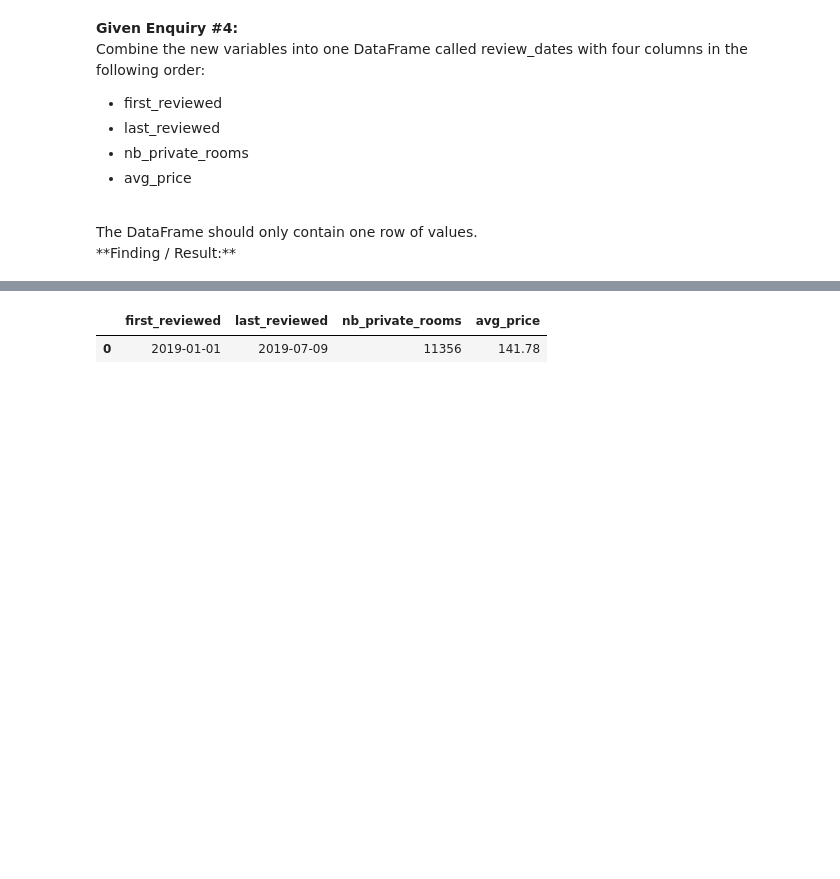
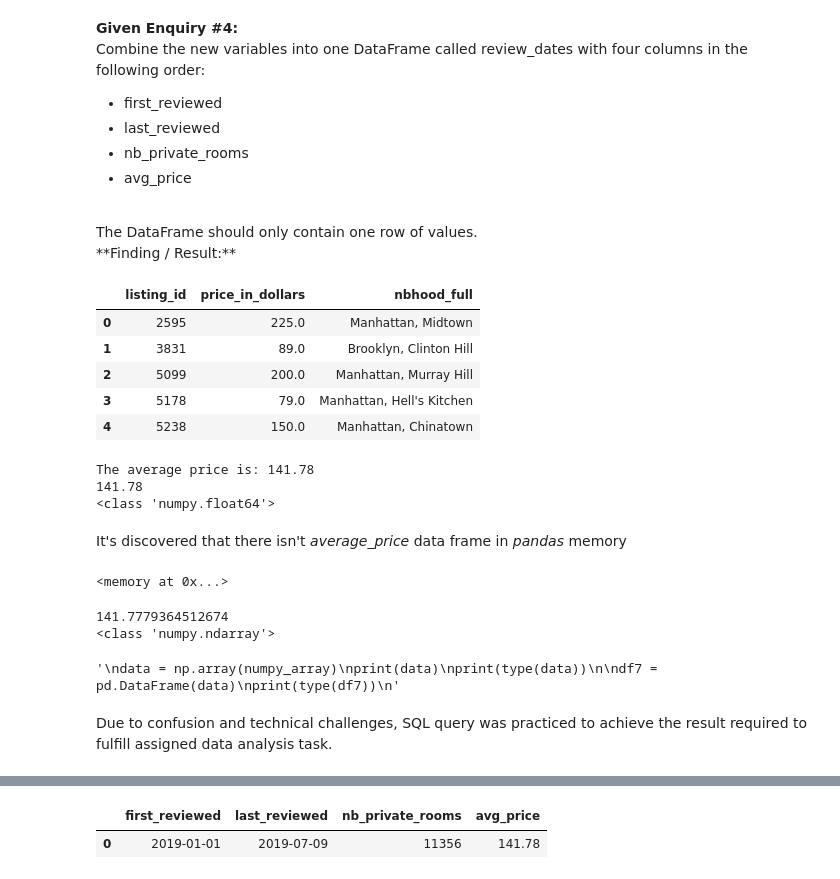
Before and after one commit to Mikoyan220/Exploration_of_Data_Analysis, a Jupyter notebook: notebook.ipynb, the cells around one changed output, grey strips where cells are left out. Drawn from its saved outputs; the diff is of its cells as text; code cells hidden in the pictures; blank space fills up the shorter version.

Commit message:
updated with new code challenge discovery

```diff
--- a/notebook.ipynb
+++ b/notebook.ipynb
@@ -55,7 +63,7 @@ There are _3 file & folder paths_ that is accessible and available for further s
 # %% [markdown]
 _read_fwf_ function of **pandas** is another file read methods that i newly discovered, but it isn't useful in the context of current data analysis
 # %%
-airbnb_price = pd.read_csv(".../airbnb_price.csv")
+airbnb_price = pd.read_csv("/work/files/workspace/data/airbnb_price.csv")
 airbnb_price.head()
 # %% [output]
 |  | listing_id | price | nbhood_full |
@@ -373,3 +381,58 @@ Combine the new variables into one DataFrame called review_dates with four colum
 The DataFrame should only contain one row of values.
 <br>
 **Finding / Result:** <br>
+# %%
+SELECT *
+FROM airbnb_price
+LIMIT 5;
+# %% [output]
+|  | listing_id | price_in_dollars | nbhood_full |
+| 0 | 2595 | 225.0 | Manhattan, Midtown |
+| 1 | 3831 | 89.0 | Brooklyn, Clinton Hill |
+| 2 | 5099 | 200.0 | Manhattan, Murray Hill |
+| 3 | 5178 | 79.0 | Manhattan, Hell's Kitchen |
+| 4 | 5238 | 150.0 | Manhattan, Chinatown |
+# %%
+# print out the calculated average price value in 2 decimal point
+print(f'The average price is: {average_price:.2f}')
+print(f'{average_price:.2f}')
+
+print(type(average_price))
+# %% [output]
+The average price is: 141.78
+141.78
+<class 'numpy.float64'>
+# %% [markdown]
+It's discovered that there isn't _average_price_ data frame in _pandas_ memory
+# %%
+"""
+The memoryview() built-in function creates a memoryview object that allows Python code to access the internal data of an object’s buffer without making a copy of it.
+
+The memoryview class offers large performance gains when operating on large objects since it doesn’t create a copy when slicing. However using it requires good knowledge of the structure and format of the data in the source object.
+
+Source: https://www.codecademy.com/resources/docs/python/built-in-functions/memoryview
+"""
+print(memoryview(average_price))
+# %% [output]
+<memory at 0x...>
+# %%
+numpy_array = memoryview(average_price)
+numpy_array = np.asarray(numpy_array)
+print(numpy_array)
+print(type(numpy_array))
+# %% [output]
+141.7779364512674
+<class 'numpy.ndarray'>
+# %%
+'''
+data = np.array(numpy_array)
+print(data)
+print(type(data))
+
+df7 = pd.DataFrame(data)
+print(type(df7))
+'''
+# %% [output]
+'\ndata = np.array(numpy_array)\nprint(data)\nprint(type(data))\n\ndf7 = pd.DataFrame(data)\nprint(type(df7))\n'
+# %% [markdown]
+Due to confusion and technical challenges, SQL query was practiced to achieve the result required to fulfill assigned data analysis task.
```
Also changed, not shown: parts of 9 cells of this notebook.
